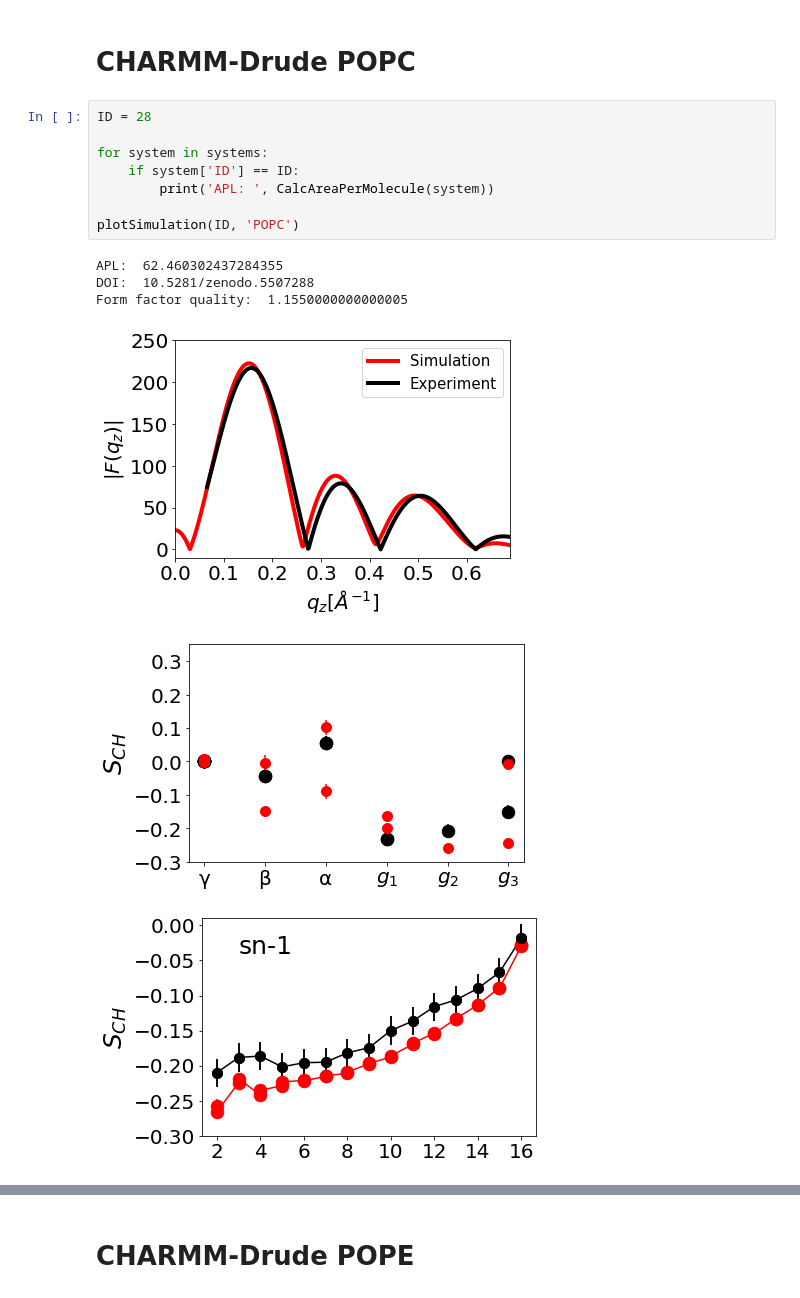
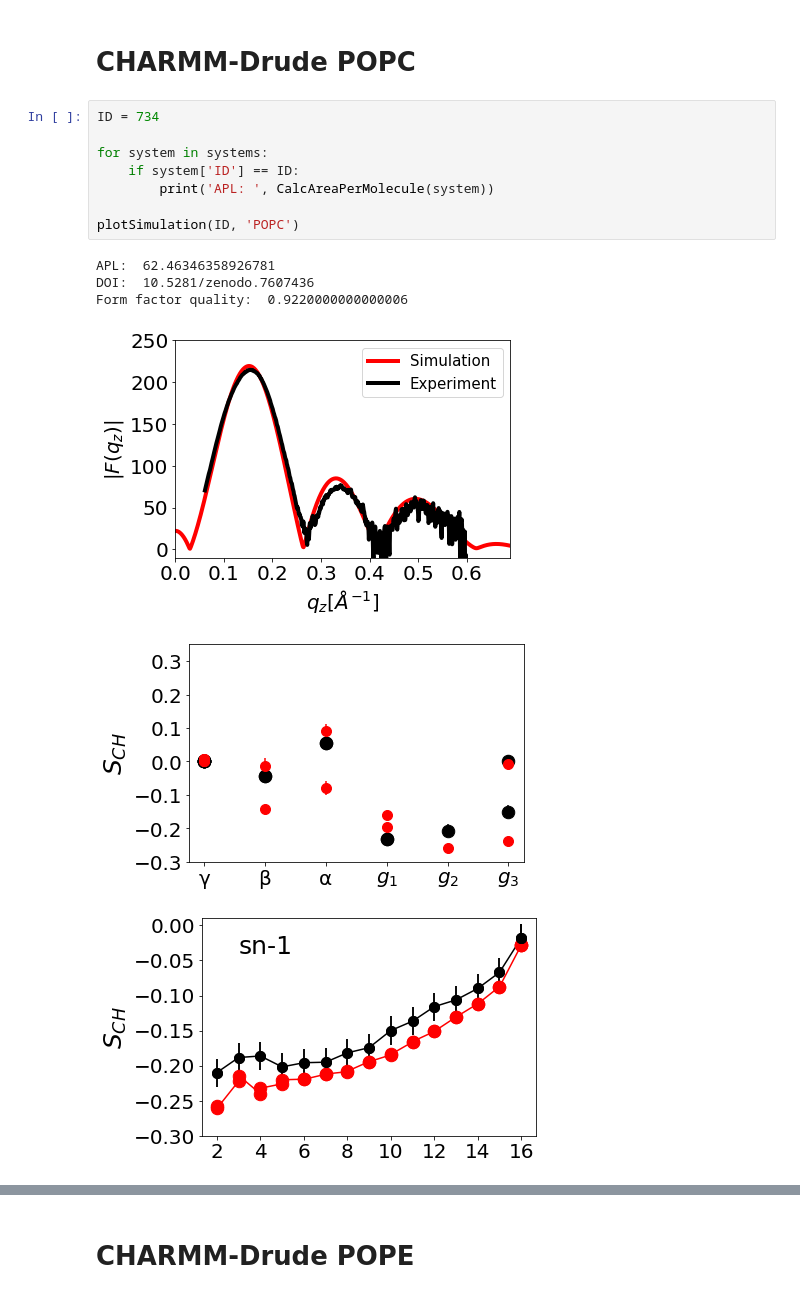
Before and after one commit to NMRLipids/NMRlipidsVIpolarizableFFs, a Jupyter notebook: scripts/plotSimulation.ipynb, the cells around one changed output, grey strips where cells are left out. Cells and saved outputs as stored; diff of their text form.

Commit message:
Update plot simualtions

```diff
--- a/scripts/plotSimulation.ipynb
+++ b/scripts/plotSimulation.ipynb
@@ -288,17 +288,17 @@ def plotSimulation(ID, lipid):
 # %% [markdown]
 # CHARMM-Drude POPC
 # %%
-ID = 28
+ID = 734
 
 for system in systems:
     if system['ID'] == ID:
         print('APL: ', CalcAreaPerMolecule(system))
 
 plotSimulation(ID, 'POPC')
 # %% [output]
-APL:  62.460302437284355
-DOI:  10.5281/zenodo.5507288
-Form factor quality:  1.1550000000000005
+APL:  62.46346358926781
+DOI:  10.5281/zenodo.7607436
+Form factor quality:  0.9220000000000006
-[figure, old version]
+[figure, new version]
-[figure, old version]
+[figure, new version]
-[figure, old version]
+[figure, new version]
```
Also changed, not shown: parts of 11 cells of this notebook.
